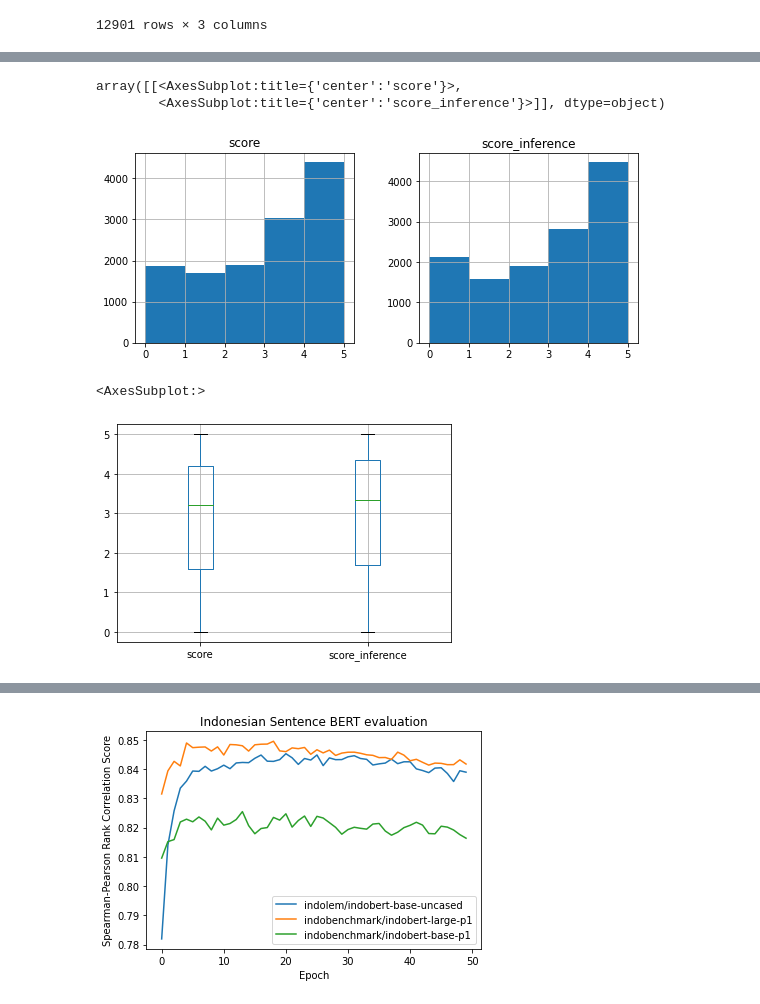
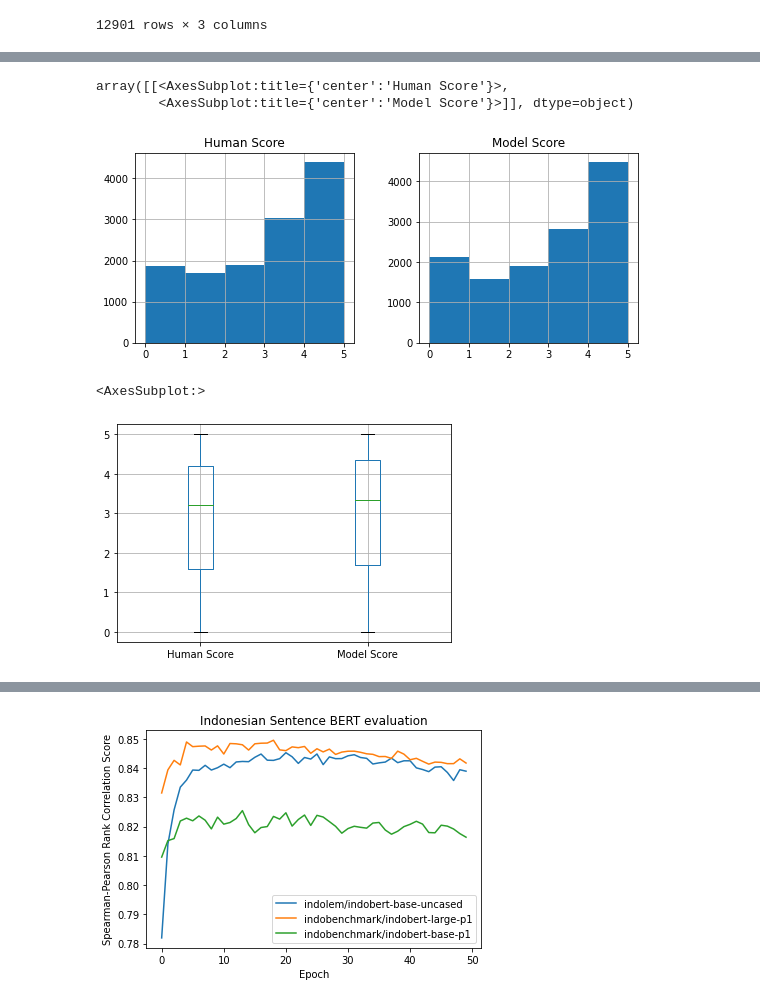
Before and after one commit to chilldenaya/refresh-bert, a Jupyter notebook: scripts/train_sbert.ipynb, the cells around one changed output, grey strips where cells are left out. Saved outputs shown, nothing was run; the diff lists cells and outputs as text; code cells hidden in the pictures.

```diff
--- a/scripts/train_sbert.ipynb
+++ b/scripts/train_sbert.ipynb
@@ -398,5 +402,5 @@ embeddings2 = model.encode(sentences2, convert_to_numpy=True)
 
 cosine_scores = 1 - (paired_cosine_distances(embeddings1, embeddings2))
 score_inference = cosine_scores.tolist()
-df["score_inference"] = score_inference
-df
+df["Model Score"] = score_inference
+df["Human Score"] = df["score"]
@@ -417,4 +407,4 @@ df
 # %%
-df.score_inference = df.score_inference * 5
+df["Model Score"] = df["Model Score"] * 5
 df
 # %% [output]
@@ -440,4 +430,4 @@ array([[<AxesSubplot:title={'center':'score'}>,
 # %%
-df.loc[df['score_inference'] < 0, ['score_inference']] = 0.0
+df.loc[df['Model Score'] < 0, ['Model Score']] = 0.0
 df
 # %% [output]
@@ -457,14 +447,14 @@ df
 # %%
-df.hist(column=["score", "score_inference"], bins=5, figsize=(9,3.5))
+df.hist(column=["Human Score", "Model Score"], bins=5, figsize=(9,3.5))
 # %% [output]
-array([[<AxesSubplot:title={'center':'score'}>,
-        <AxesSubplot:title={'center':'score_inference'}>]], dtype=object)
+array([[<AxesSubplot:title={'center':'Human Score'}>,
+        <AxesSubplot:title={'center':'Model Score'}>]], dtype=object)
-[figure, old version]
+[figure, new version]
 # %%
-df.boxplot(column=["score", "score_inference"])
+df.boxplot(column=["Human Score", "Model Score"])
 # %% [output]
 <AxesSubplot:>
-[figure, old version]
+[figure, new version]
 # %%
 import pandas as pd
 from sklearn.metrics.pairwise import paired_cosine_distances
```
Also changed, not shown: parts of 19 cells of this notebook, 1 other file.
